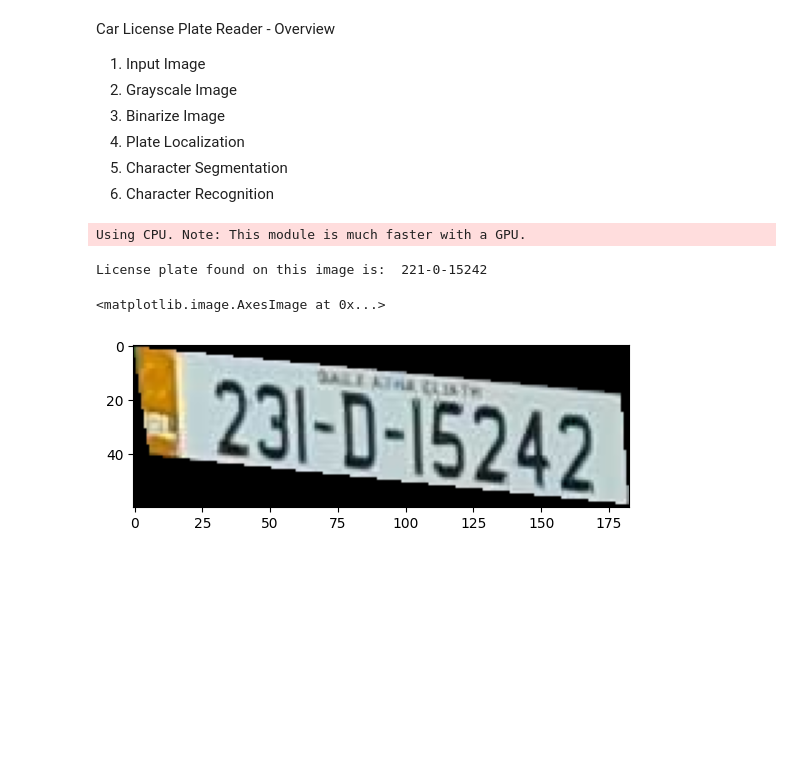
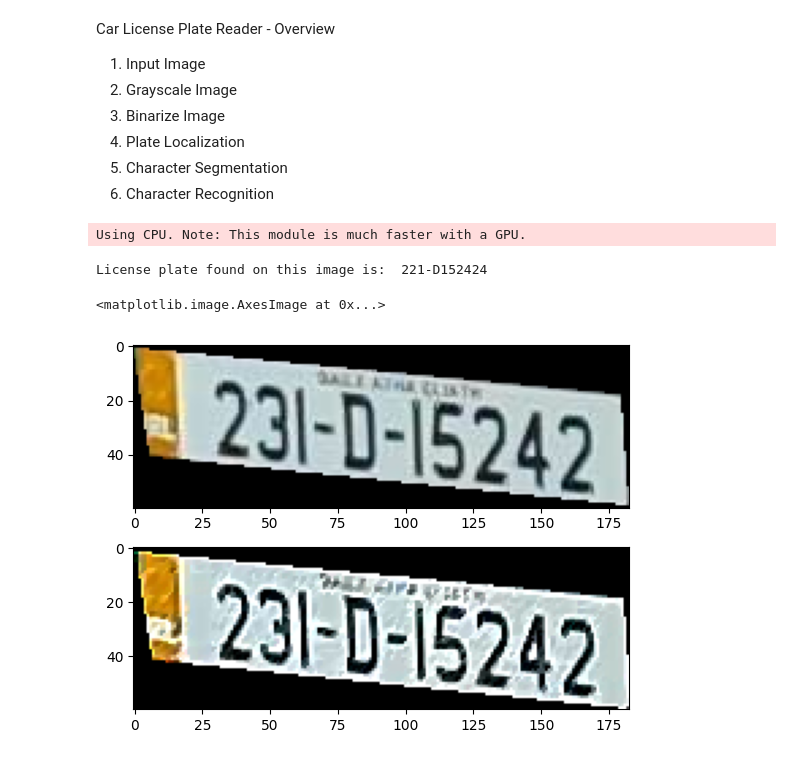
Before and after one commit to IP2324CarLicensePlateReader/CarLicensePlateReader, a Jupyter notebook: CarLicensePlatesReader.ipynb, the cells around one changed output. Cells and saved outputs as stored; diff of their text form; code cells hidden in the pictures; blank space fills up the shorter version.

Commit message:
Added sharpening to the final cropped image

```diff
--- a/CarLicensePlatesReader.ipynb
+++ b/CarLicensePlatesReader.ipynb
@@ -70,11 +70,20 @@ reg = cv2.bitwise_and(I, I, mask=cv2.cvtColor(blank, cv2.COLOR_BGR2GRAY))
 x, y, w, h = cropping_coord[0]
 CROP = reg[y:y+h,x:x+w]
 
+# Using sharpening kernel to enhance the final image
+sharpening_kernel = np.array([[0, -1, 0], [-1, 5,-1], [0, -1, 0]], dtype=float)
+image_filtered = cv2.filter2D(src=CROP, ddepth=-1, kernel=sharpening_kernel)
+
+# NewMask = cv2.erode(final,shape)
+shape = cv2.getStructuringElement(cv2.MORPH_ELLIPSE,(2,2))
+# mask = cv2.dilate(CROP,shape)
+mask = cv2.morphologyEx(image_filtered,cv2.MORPH_CLOSE,shape)
+
 # Instance of reader to detect roman characters
 reader = easyocr.Reader(['en'], gpu=False)
 
 # Roman character Recognition after morphology applied or Inverted Threshold
-textBox = reader.readtext(CROP)
+textBox = reader.readtext(image_filtered)
 # print(textBox)
 
 # Boolean to be used for pattern recognition
@@ -91,34 +100,35 @@ for t in textBox:
     if found == False:
         if re.match('\w\w-', text):
             print("License plate found on this image is: ", text)
             found = True
             break
         elif re.match('\w\w ', text):
             print("License plate found on this image is: ", text)
             found = True
             break
         elif re.match('\w\w\s-', text):
             print("License plate found on this image is: ", text)
             found = True
             break
         elif re.match('\w\w\w-', text):
             print("License plate found on this image is: ", text)
             found = True
             break
         elif re.match('\w\w\w\s-', text):
             print("License plate found on this image is: ", text)
             found = True
             break
 
 # If License Plates in image not found
 if found == False:
     print("Licenses Plates not found!")
 
 # Show Cropped Licence Plate
-fig2, arg = plt.subplots(1, 1)
-arg.imshow(CROP)
+fig2, arg = plt.subplots(2, 1)
+arg[0].imshow(CROP)
+arg[1].imshow(mask)
 # %% [output]
 Using CPU. Note: This module is much faster with a GPU.
-License plate found on this image is:  221-0-15242
+License plate found on this image is:  221-D152424
 <matplotlib.image.AxesImage at 0x...>
-[figure, old version]
+[figure, new version]
```
